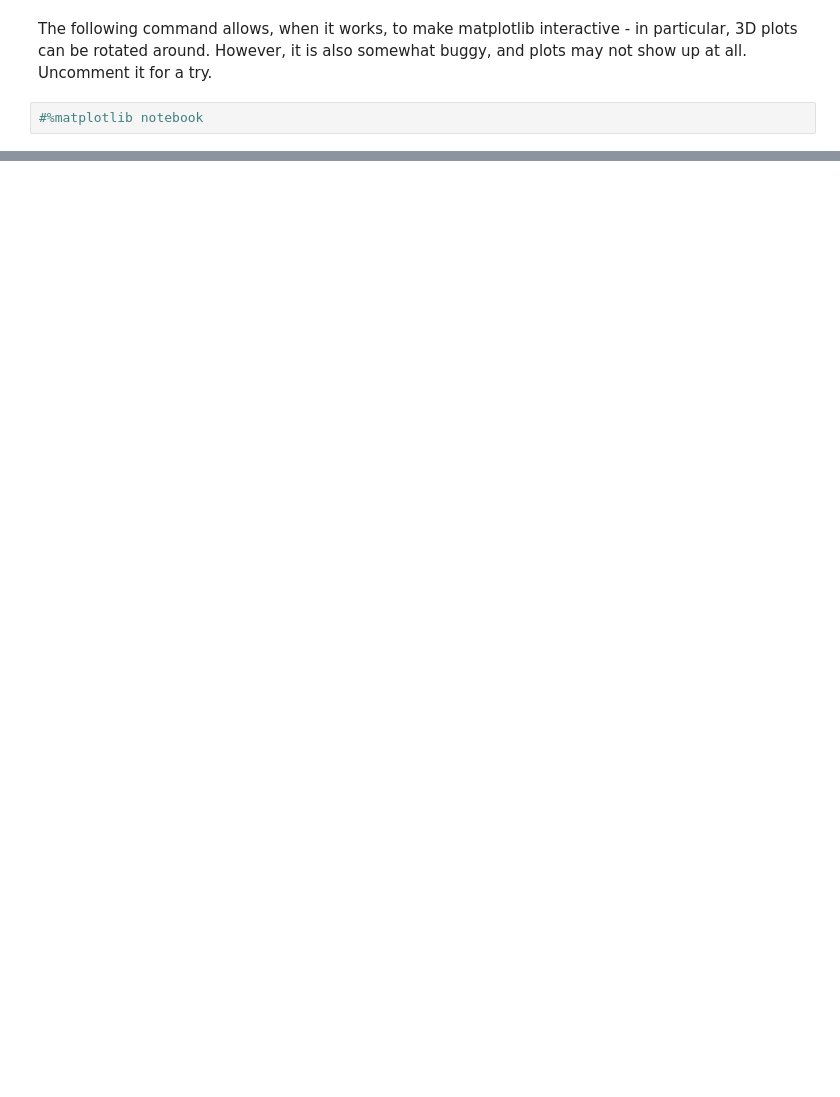
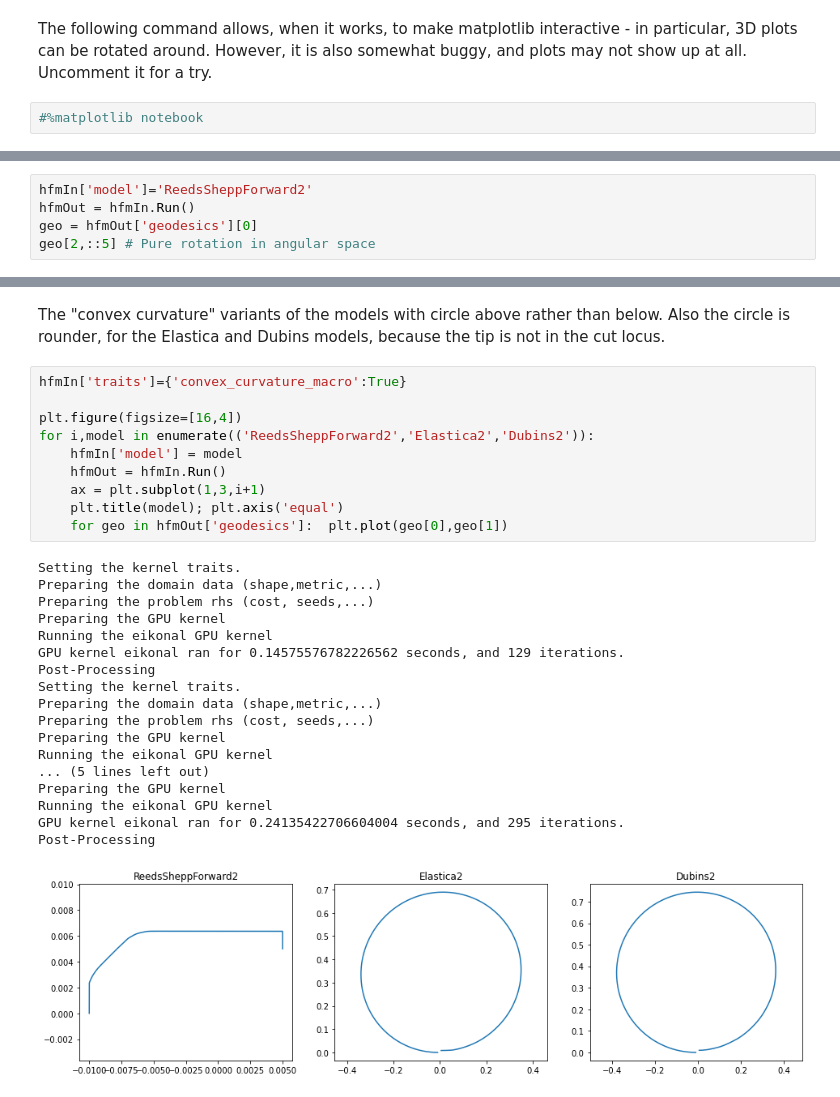
Before and after one commit to Mirebeau/AdaptiveGridDiscretizations, a Jupyter notebook: Notebooks_FMM/InPreparation/ConvexCurvature.ipynb, the cells around one changed output, grey strips where cells are left out. Cells and saved outputs as stored; diff of their text form; blank space fills up the shorter version.

```diff
--- a/Notebooks_FMM/InPreparation/ConvexCurvature.ipynb
+++ b/Notebooks_FMM/InPreparation/ConvexCurvature.ipynb
@@ -51,0 +230,5 @@ The following command allows, when it works, to make matplotlib interactive - in
+# %%
+hfmIn['model']='ReedsSheppForward2'
+hfmOut = hfmIn.Run()
+geo = hfmOut['geodesics'][0]
+geo[2,::5] # Pure rotation in angular space
@@ -51,0 +259,32 @@ The following command allows, when it works, to make matplotlib interactive - in
+# %% [markdown]
+The "convex curvature" variants of the models with circle above rather than below.
+Also the circle is rounder, for the Elastica and Dubins models, because the tip is not in the cut locus.
+# %%
+hfmIn['traits']={'convex_curvature_macro':True}
+
+plt.figure(figsize=[16,4])
+for i,model in enumerate(('ReedsSheppForward2','Elastica2','Dubins2')):
+    hfmIn['model'] = model
+    hfmOut = hfmIn.Run()
+    ax = plt.subplot(1,3,i+1)
+    plt.title(model); plt.axis('equal')
+    for geo in hfmOut['geodesics']:  plt.plot(geo[0],geo[1])
+# %% [output]
+Setting the kernel traits.
+Preparing the domain data (shape,metric,...)
+Preparing the problem rhs (cost, seeds,...)
+Preparing the GPU kernel
+Running the eikonal GPU kernel
+GPU kernel eikonal ran for 0.14575576782226562 seconds, and 129 iterations.
+Post-Processing
+Setting the kernel traits.
+Preparing the domain data (shape,metric,...)
+Preparing the problem rhs (cost, seeds,...)
+Preparing the GPU kernel
+Running the eikonal GPU kernel
+... (5 lines left out)
+Preparing the GPU kernel
+Running the eikonal GPU kernel
+GPU kernel eikonal ran for 0.24135422706604004 seconds, and 295 iterations.
+Post-Processing
+[figure, added]
```
Also changed, not shown: parts of 18 cells of this notebook, 4 other files.
